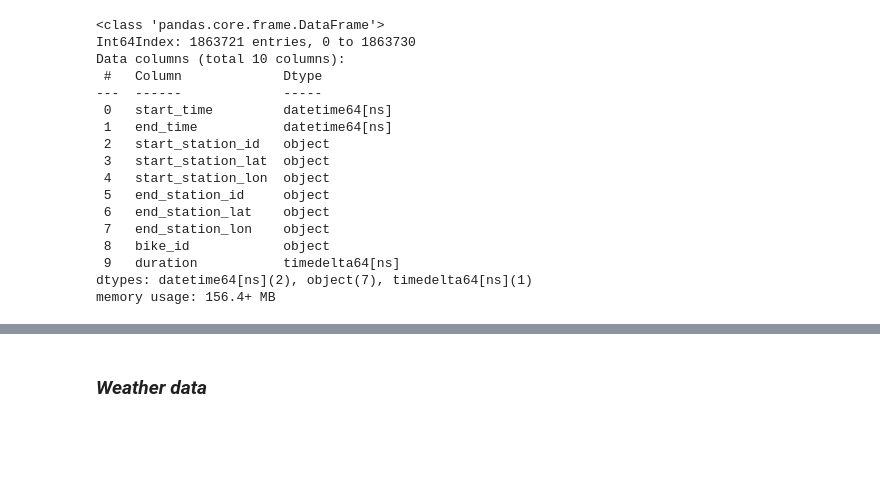
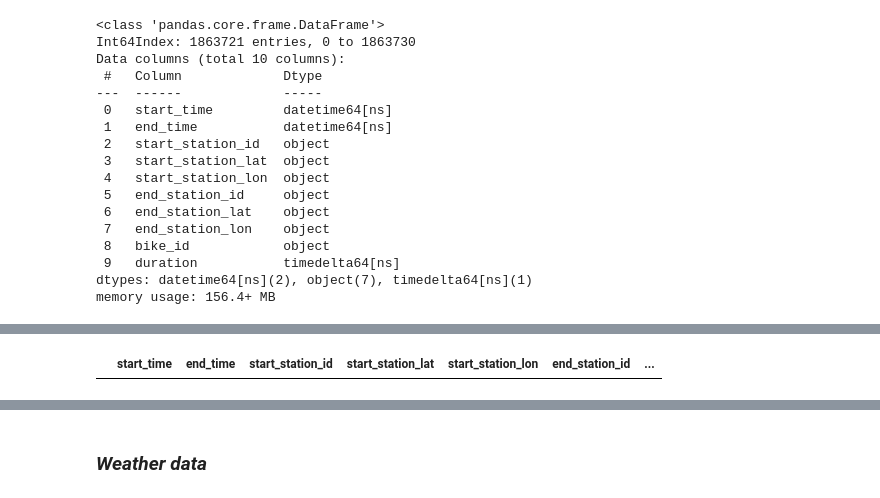
Before and after one commit to darebakdavca/Team_Project_DSML, a Jupyter notebook: Notebooks/3_Data_Preparation.ipynb, the cells around one changed output, grey strips where cells are left out. Cells and saved outputs as stored; diff of their text form; code cells hidden in the pictures; blank space fills up the shorter version.

Commit message:
added 1 hour to the affected rows

```diff
--- a/Notebooks/3_Data_Preparation.ipynb
+++ b/Notebooks/3_Data_Preparation.ipynb
@@ -213,0 +214,6 @@ print(positive_values)
+# %%
+# add 1 hour to the affected columns
+rows_to_add_1hour = [223042, 840962, 1129000, 1131781, 1238539, 1511289]
+for row_index in rows_to_add_1hour:
+    baywheels_df.loc[row_index, 'end_time'] += pd.Timedelta(hours=1)
+    print(baywheels_df.loc[row_index, 'end_time'])
@@ -213,0 +227,10 @@ print(positive_values)
+# %%
+# update the duration column
+length_of_trip = baywheels_df['end_time'] - baywheels_df['start_time']
+baywheels_df['duration'] = pd.DataFrame(length_of_trip)
+# %%
+#check if it worked
+negative_values = baywheels_df[baywheels_df['duration'] < pd.Timedelta(0)]
+negative_values
+# %% [output]
+|  | start_time | end_time | start_station_id | start_station_lat | start_station_lon | end_station_id | ... |
```
Also changed, not shown: parts of 18 cells of this notebook.
